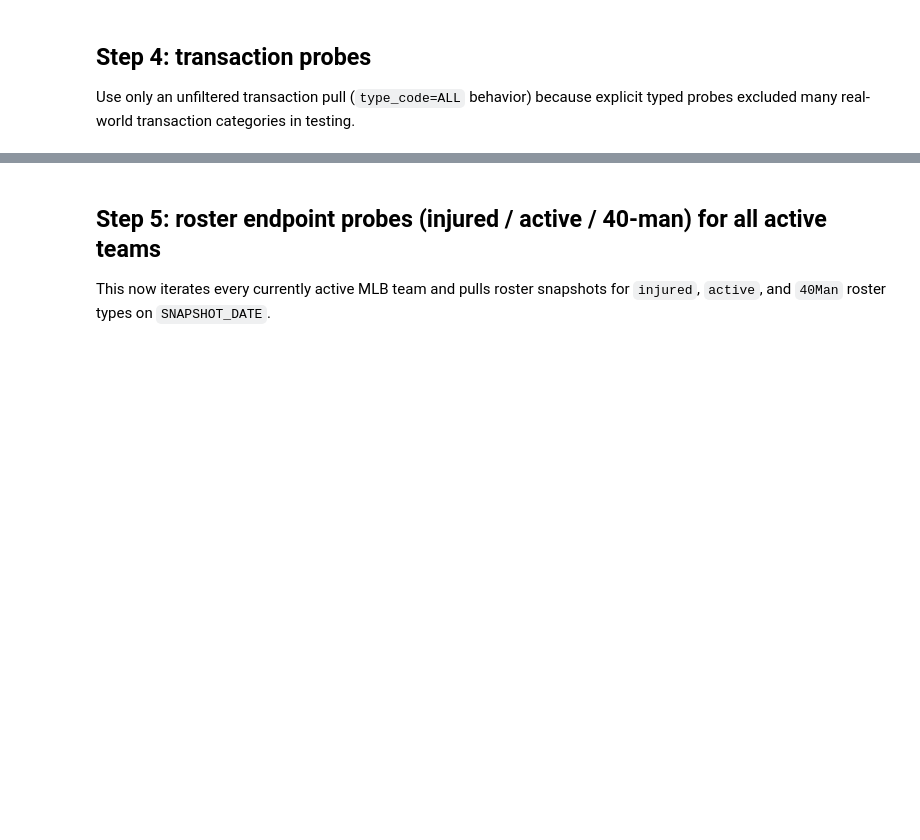
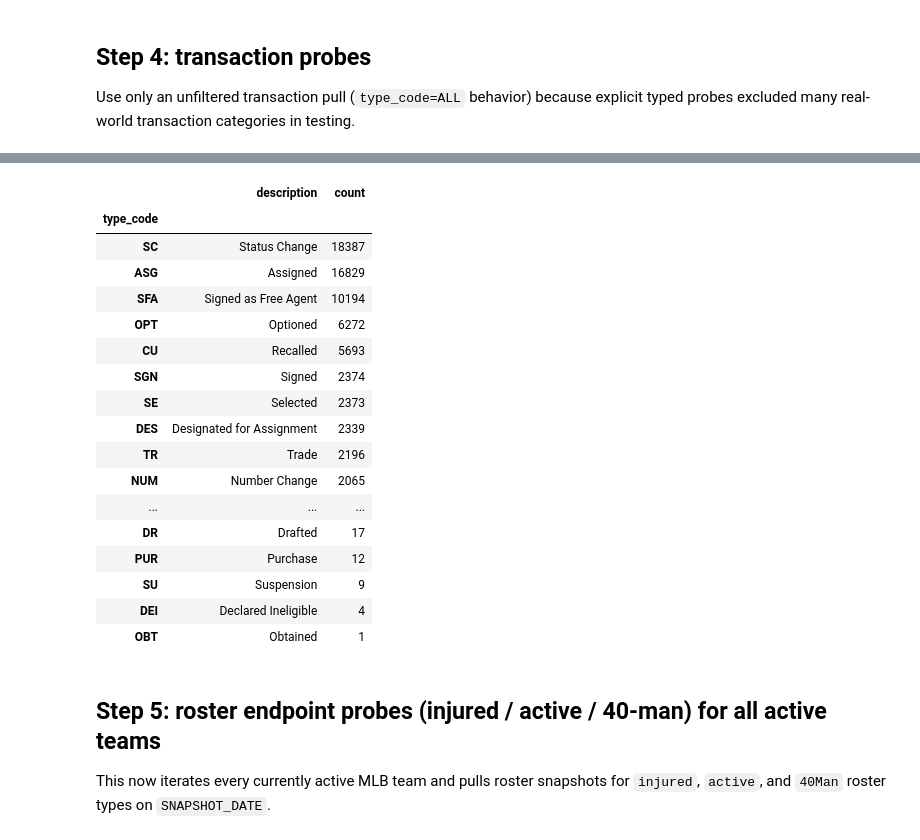
Before and after one commit to colettace/FantasyBaseballPythonNotebooks, a Jupyter notebook: PlayerStatus.ipynb, the cells around one changed output, grey strips where cells are left out. Saved outputs shown, nothing was run; the diff lists cells and outputs as text; code cells hidden in the pictures; blank space fills up the shorter version.

```diff
--- a/PlayerStatus.ipynb
+++ b/PlayerStatus.ipynb
@@ -193,3 +207,31 @@ transactions.head(10)
+# %%
+transaction_types = transactions.groupby( "type_code" ).agg(
+    description=('type_desc', 'unique'),
+    count=('type_desc', 'count'),
+).sort_values('count', ascending=False)
+# %%
+transaction_types['description'] = transaction_types['description'].apply( lambda x: x[0] )
+# %%
+transaction_types
+# %% [output]
+|  | description | count |
+| type_code |  |  |
+| SC | Status Change | 18387 |
+| ASG | Assigned | 16829 |
+| SFA | Signed as Free Agent | 10194 |
+| OPT | Optioned | 6272 |
+| CU | Recalled | 5693 |
+| SGN | Signed | 2374 |
+| SE | Selected | 2373 |
+| DES | Designated for Assignment | 2339 |
+| TR | Trade | 2196 |
+| NUM | Number Change | 2065 |
+| ... | ... | ... |
+| DR | Drafted | 17 |
+| PUR | Purchase | 12 |
+| SU | Suspension | 9 |
+| DEI | Declared Ineligible | 4 |
+| OBT | Obtained | 1 |
 # %% [markdown]
 ## Step 5: roster endpoint probes (injured / active / 40-man) for all active teams
 
```
Also changed, not shown: parts of 19 cells of this notebook.
